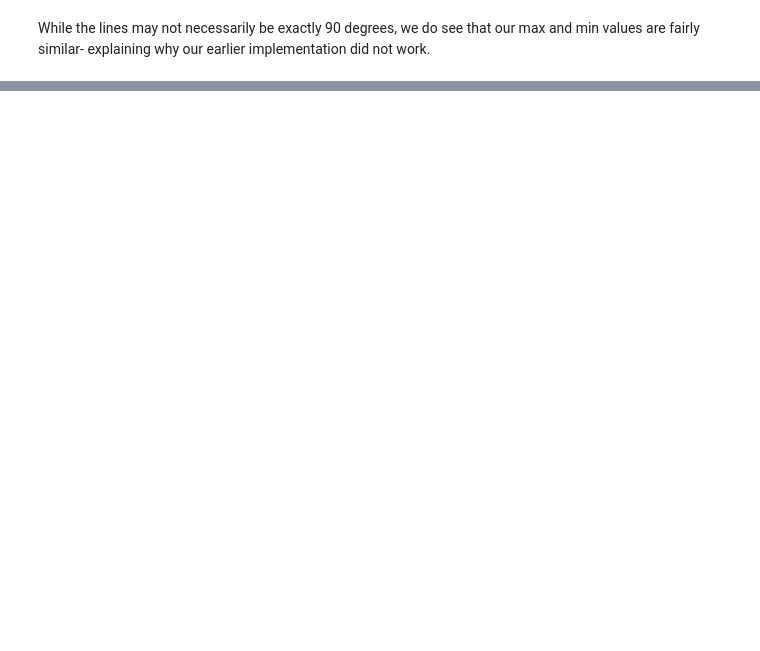
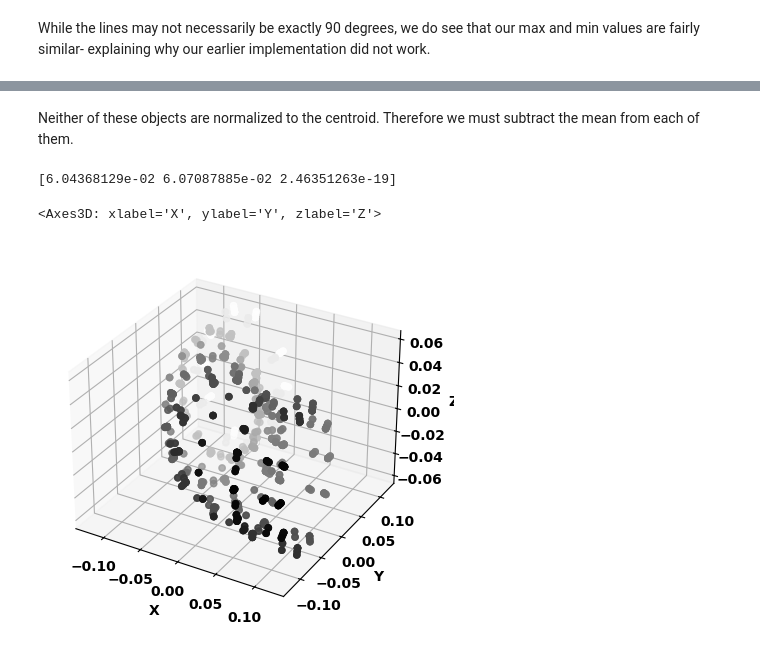
Before and after one commit to suryashch/3d_modelling, a Jupyter notebook: research/reducing-mesh-density/notebooks/hyper-instance-4.ipynb, the cells around one changed output, grey strips where cells are left out. Cells and saved outputs as stored; diff of their text form; code cells hidden in the pictures; blank space fills up the shorter version.

```diff
--- a/research/reducing-mesh-density/notebooks/hyper-instance-4.ipynb
+++ b/research/reducing-mesh-density/notebooks/hyper-instance-4.ipynb
@@ -595,0 +850,8 @@ While the lines may not necessarily be exactly 90 degrees, we do see that our ma
+# %%
+ms.load_new_mesh('data/90degbend-orig-4.obj')
+
+m = ms.current_mesh()
+
+v_matrix = m.vertex_matrix()
+f_matrix = m.face_matrix()
+plot_vertices(v_matrix)
@@ -595,0 +872,10 @@ While the lines may not necessarily be exactly 90 degrees, we do see that our ma
+# %% [markdown]
+Neither of these objects are normalized to the centroid. Therefore we must subtract the mean from each of them.
+# %%
+v_matrix_norm = v_matrix - np.mean(v_matrix, axis=0)
+print(np.mean(v_matrix, axis=0))
+plot_vertices(v_matrix_norm)
+# %% [output]
+[6.04368129e-02 6.07087885e-02 2.46351263e-19]
+<Axes3D: xlabel='X', ylabel='Y', zlabel='Z'>
+[figure, added]
```
Also changed, not shown: parts of 131 cells of this notebook.
